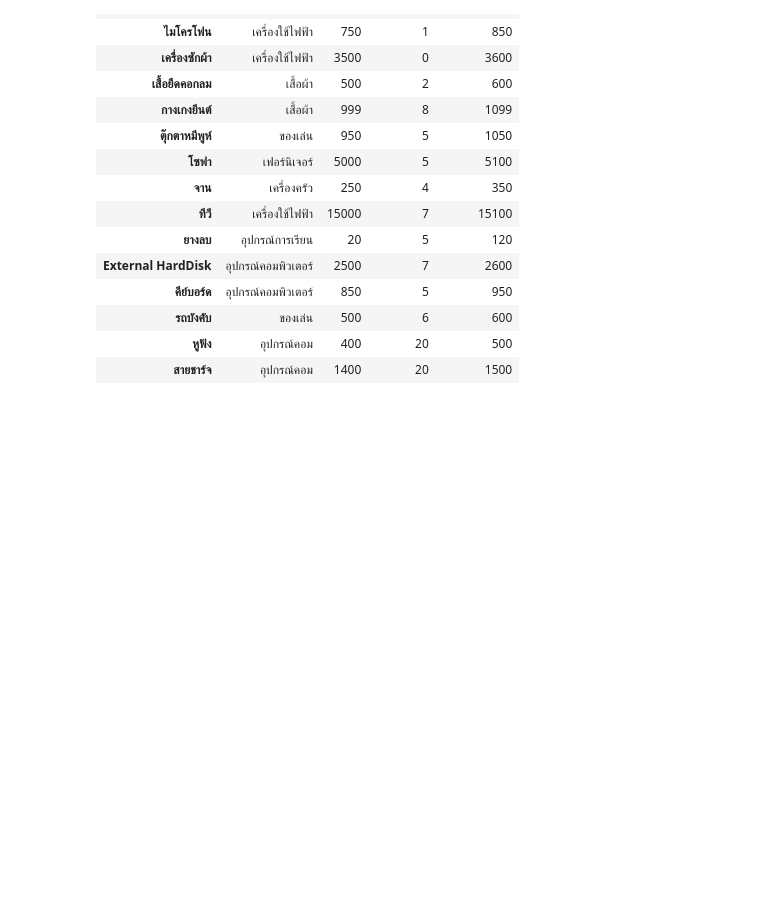
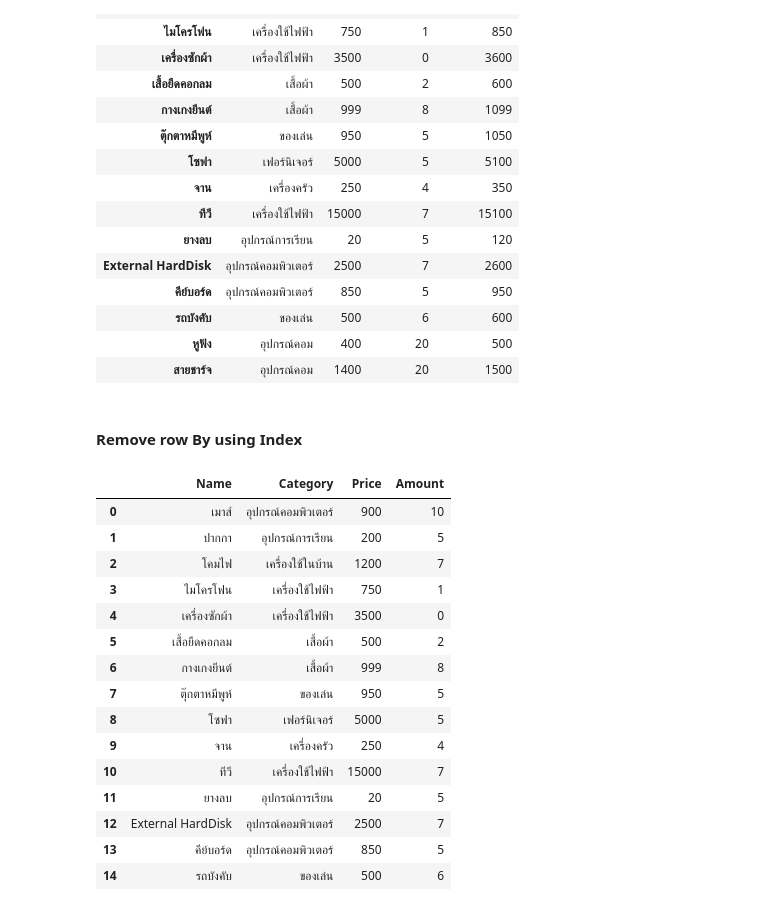
Before and after one commit to PiNGx161/PythonTutorial, a Jupyter notebook: py_pandas.ipynb, the cells around one changed output. Cells and saved outputs as stored; diff of their text form; code cells hidden in the pictures; blank space fills up the shorter version.

Commit message:
Learn pandas is done

```diff
--- a/py_pandas.ipynb
+++ b/py_pandas.ipynb
@@ -1007,3 +1007,26 @@ df
 | รถบังคับ | ของเล่น | 500 | 6 | 600 |
 | หูฟัง | อุปกรณ์คอม | 400 | 20 | 500 |
 | สายชาร์จ | อุปกรณ์คอม | 1400 | 20 | 1500 |
+# %% [markdown]
+#### Remove row By using Index
+# %%
+import pandas as pd
+df = pd.read_excel("Stock.xlsx")
+df
+# %% [output]
+|  | Name | Category | Price | Amount |
+| 0 | เมาส์ | อุปกรณ์คอมพิวเตอร์ | 900 | 10 |
+| 1 | ปากกา | อุปกรณ์การเรียน | 200 | 5 |
+| 2 | โคมไฟ | เครื่องใช้ในบ้าน | 1200 | 7 |
+| 3 | ไมโครโฟน | เครื่องใช้ไฟฟ้า | 750 | 1 |
+| 4 | เครื่องซักผ้า | เครื่องใช้ไฟฟ้า | 3500 | 0 |
+| 5 | เสื้อยืดคอกลม | เสื้อผ้า | 500 | 2 |
+| 6 | กางเกงยีนต์ | เสื้อผ้า | 999 | 8 |
+| 7 | ตุ๊กตาหมีพูห์ | ของเล่น | 950 | 5 |
+| 8 | โซฟา | เฟอร์นิเจอร์ | 5000 | 5 |
+| 9 | จาน | เครื่องครัว | 250 | 4 |
+| 10 | ทีวี | เครื่องใช้ไฟฟ้า | 15000 | 7 |
+| 11 | ยางลบ | อุปกรณ์การเรียน | 20 | 5 |
+| 12 | External HardDisk | อุปกรณ์คอมพิวเตอร์ | 2500 | 7 |
+| 13 | คีย์บอร์ด | อุปกรณ์คอมพิวเตอร์ | 850 | 5 |
+| 14 | รถบังคับ | ของเล่น | 500 | 6 |
```
Also changed, not shown: parts of 37 cells of this notebook.
